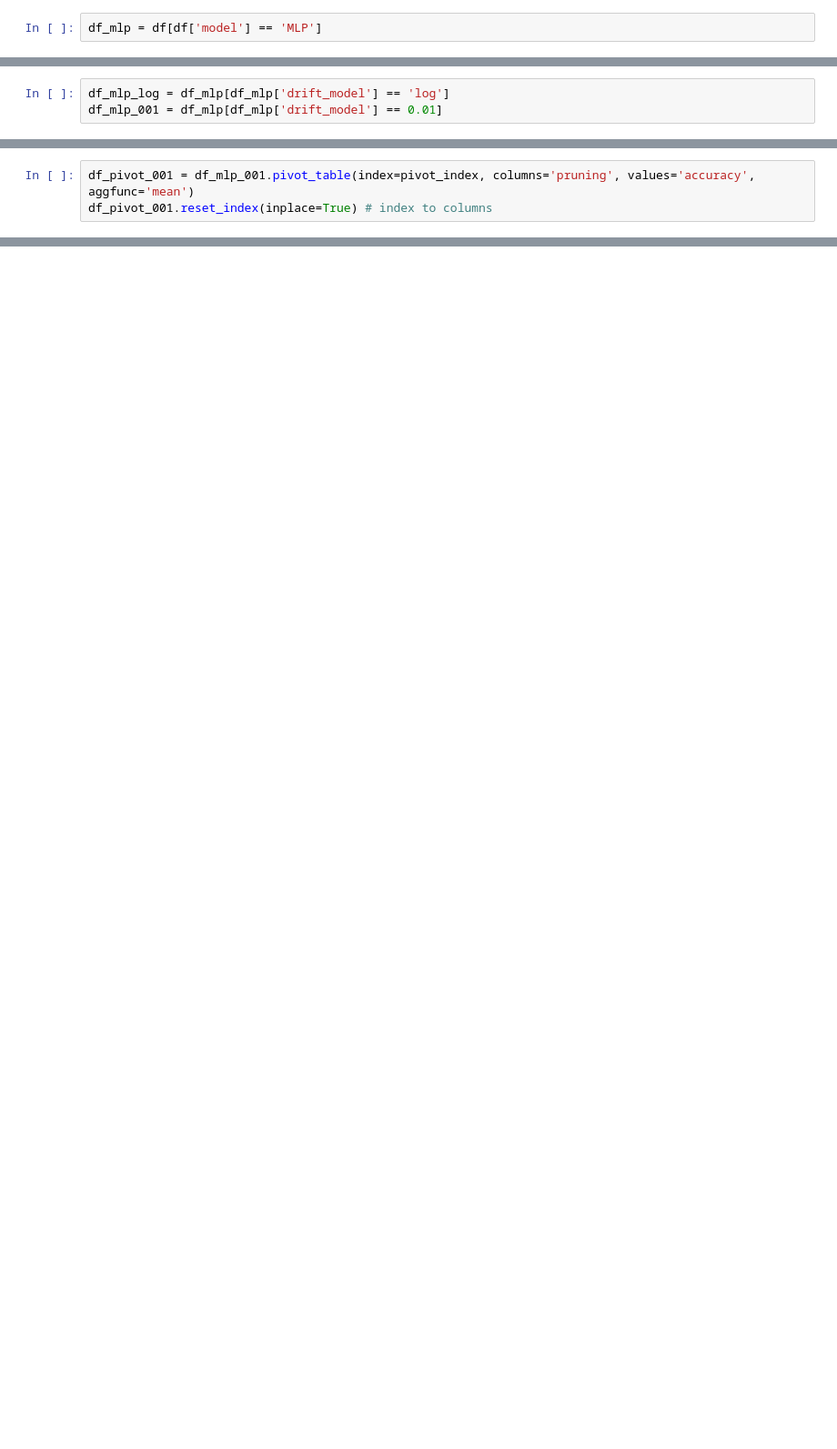
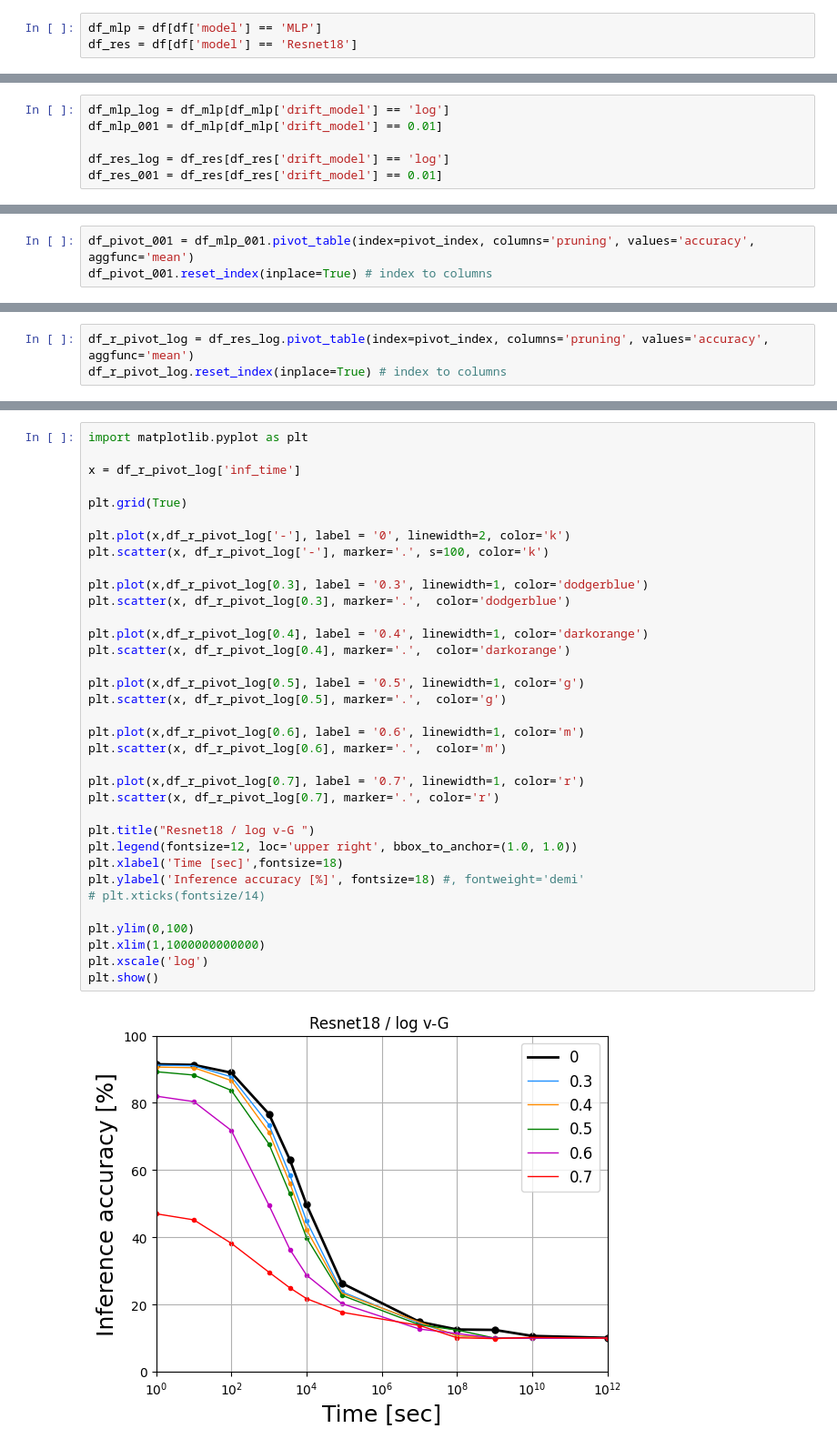
Before and after one commit to PRAM-weight-biasing/PRAM-weight-biasing, a Jupyter notebook: z_data_processing/241025_p_percent.ipynb, the cells around one changed output, grey strips where cells are left out. Shown at 91% size. Drawn from its saved outputs; the diff is of its cells as text; blank space fills up the shorter version.

```diff
--- a/z_data_processing/241025_p_percent.ipynb
+++ b/z_data_processing/241025_p_percent.ipynb
@@ -37,3 +37,4 @@ df = df[df['G_ratio']==25]
 df = df[df['pgm_noise_scale'] == 1]
 # %%
 df_mlp = df[df['model'] == 'MLP']
+df_res = df[df['model'] == 'Resnet18']
@@ -60,6 +62,9 @@ array(['-', 0.3, 0.4, 0.5, 0.6, 0.7], dtype=object)
 # %%
 df_mlp_log = df_mlp[df_mlp['drift_model'] == 'log']
 df_mlp_001 = df_mlp[df_mlp['drift_model'] == 0.01]
+
+df_res_log = df_res[df_res['drift_model'] == 'log']
+df_res_001 = df_res[df_res['drift_model'] == 0.01]
 # %%
 df_pivot_log = df_mlp_log.pivot_table(index=pivot_index, columns='pruning', values='accuracy', aggfunc='mean')
 df_pivot_log.reset_index(inplace=True) # index to columns
@@ -172,3 +177,6 @@ df_pivot_001
 | 10 | MLP | MNIST | PCMPresetUnitCell | non-ideal | off | 1 | TestNoiseModel | 1 | ... |
 | 11 | MLP | MNIST | PCMPresetUnitCell | non-ideal | off | 1 | TestNoiseModel | 1 | ... |
 | 12 | MLP | MNIST | PCMPresetUnitCell | non-ideal | off | 1 | TestNoiseModel | 1 | ... |
+# %%
+df_r_pivot_log = df_res_log.pivot_table(index=pivot_index, columns='pruning', values='accuracy', aggfunc='mean')
+df_r_pivot_log.reset_index(inplace=True) # index to columns
@@ -174,0 +200,37 @@ df_pivot_001
+# %%
+import matplotlib.pyplot as plt
+
+x = df_r_pivot_log['inf_time']
+
+plt.grid(True)
+
+plt.plot(x,df_r_pivot_log['-'], label = '0', linewidth=2, color='k')
+plt.scatter(x, df_r_pivot_log['-'], marker='.', s=100, color='k')
+
+plt.plot(x,df_r_pivot_log[0.3], label = '0.3', linewidth=1, color='dodgerblue')
+plt.scatter(x, df_r_pivot_log[0.3], marker='.',  color='dodgerblue')
+
+plt.plot(x,df_r_pivot_log[0.4], label = '0.4', linewidth=1, color='darkorange')
+plt.scatter(x, df_r_pivot_log[0.4], marker='.',  color='darkorange')
+
+plt.plot(x,df_r_pivot_log[0.5], label = '0.5', linewidth=1, color='g')
+plt.scatter(x, df_r_pivot_log[0.5], marker='.',  color='g')
+
+plt.plot(x,df_r_pivot_log[0.6], label = '0.6', linewidth=1, color='m')
+plt.scatter(x, df_r_pivot_log[0.6], marker='.',  color='m')
+
+plt.plot(x,df_r_pivot_log[0.7], label = '0.7', linewidth=1, color='r')
+plt.scatter(x, df_r_pivot_log[0.7], marker='.', color='r')
+
+plt.title("Resnet18 / log v-G ")
+plt.legend(fontsize=12, loc='upper right', bbox_to_anchor=(1.0, 1.0))
+plt.xlabel('Time [sec]',fontsize=18)
+plt.ylabel('Inference accuracy [%]', fontsize=18) #, fontweight='demi'
+# plt.xticks(fontsize/14)
+
+plt.ylim(0,100)
+plt.xlim(1,1000000000000)
+plt.xscale('log')
+plt.show()
+# %% [output]
+[figure, added]
```
Also changed, not shown: parts of 8 cells of this notebook, 2 other files.
